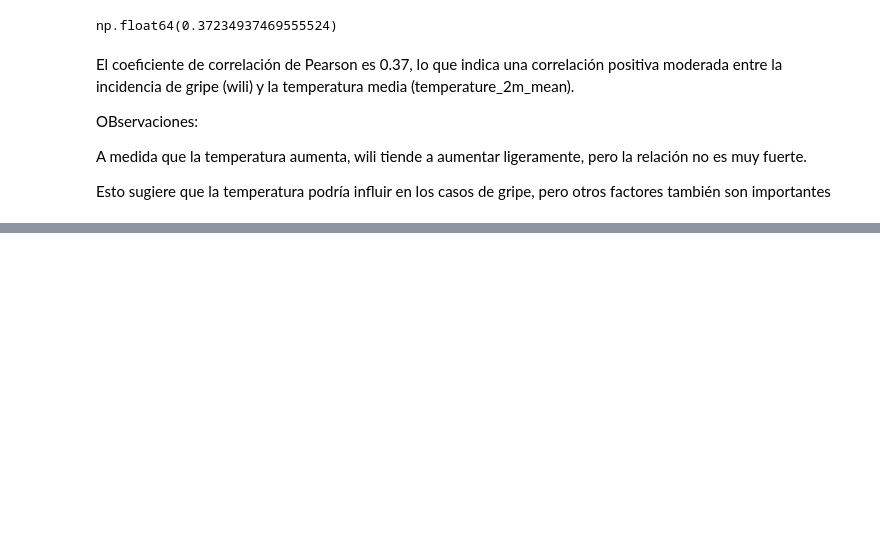
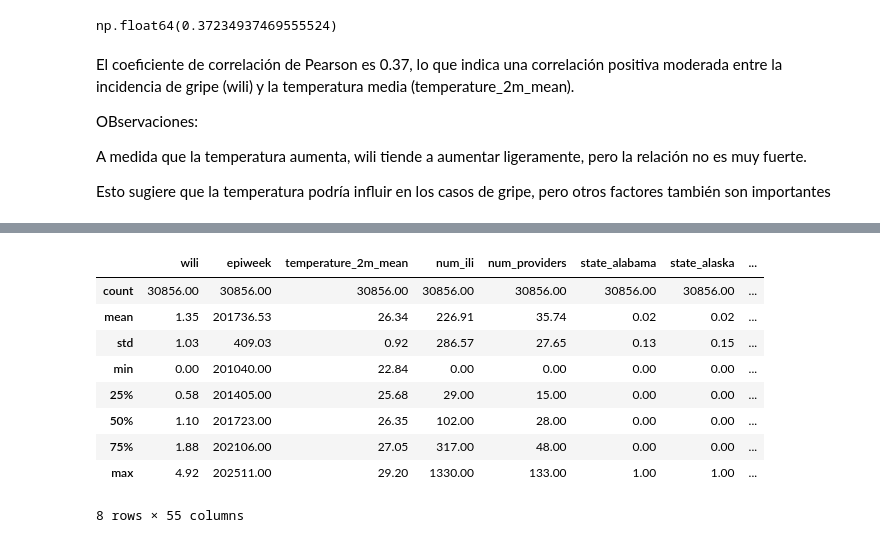
Before and after one commit to Laura-Cruz-Gil/Proyecto_Final_Salud, a Jupyter notebook: src/explore.ipynb, the cells around one changed output, grey strips where cells are left out. Drawn from its saved outputs; the diff is of its cells as text; code cells hidden in the pictures; blank space fills up the shorter version.

```diff
--- a/src/explore.ipynb
+++ b/src/explore.ipynb
@@ -415,3 +415,7 @@ OBservaciones:
 A medida que la temperatura aumenta, wili tiende a aumentar ligeramente, pero la relación no es muy fuerte.
 
 Esto sugiere que la temperatura podría influir en los casos de gripe, pero otros factores también son importantes
+# %%
+df = df[["wili", "state", "epiweek", "temperature_2m_mean", "num_ili", "num_providers"]].dropna()
+df = df.reset_index(drop=True)
+print(df.columns)
@@ -417,0 +475,2 @@ Esto sugiere que la temperatura podría influir en los casos de gripe, pero otro
+# %%
+outlier_info = identify_outliers(df)
@@ -417,0 +495,28 @@ Esto sugiere que la temperatura podría influir en los casos de gripe, pero otro
+# %%
+def remove_outliers(df, outlier_info):
+    """ Remove outliers from the DataFrame based on the provided outlier information. """
+
+    for col, info in outlier_info.items():
+        if col == 'smoke' or col.startswith('region_'):
+            continue
+        lower_limit = info['lower_bound']
+        upper_limit = info['upper_bound']
+
+        if lower_limit < 0:
+            df = df[df[col] >= lower_limit]
+        if upper_limit > 0:
+            df = df[df[col] <= upper_limit]
+
+
+    return df
+# %%
+from sklearn.preprocessing import OneHotEncoder
+
+onehot_encoder = OneHotEncoder()
+state_encoded = onehot_encoder.fit_transform(df[['state']]).toarray()
+
+state_df = pd.DataFrame(state_encoded, columns=onehot_encoder.get_feature_names_out(['state']))
+
+df = pd.concat([df.drop('state', axis=1), state_df], axis=1)
+
+df.head()
@@ -417,0 +531,15 @@ Esto sugiere que la temperatura podría influir en los casos de gripe, pero otro
+# %%
+dataframe_without_outliers = remove_outliers(df, outlier_info)
+
+dataframe_without_outliers.describe().round(2)
+# %% [output]
+|  | wili | epiweek | temperature_2m_mean | num_ili | num_providers | state_alabama | state_alaska | ... |
+| count | 30856.00 | 30856.00 | 30856.00 | 30856.00 | 30856.00 | 30856.00 | 30856.00 | ... |
+| mean | 1.35 | 201736.53 | 26.34 | 226.91 | 35.74 | 0.02 | 0.02 | ... |
+| std | 1.03 | 409.03 | 0.92 | 286.57 | 27.65 | 0.13 | 0.15 | ... |
+| min | 0.00 | 201040.00 | 22.84 | 0.00 | 0.00 | 0.00 | 0.00 | ... |
+| 25% | 0.58 | 201405.00 | 25.68 | 29.00 | 15.00 | 0.00 | 0.00 | ... |
+| 50% | 1.10 | 201723.00 | 26.35 | 102.00 | 28.00 | 0.00 | 0.00 | ... |
+| 75% | 1.88 | 202106.00 | 27.05 | 317.00 | 48.00 | 0.00 | 0.00 | ... |
+| max | 4.92 | 202511.00 | 29.20 | 1330.00 | 133.00 | 1.00 | 1.00 | ... |
+8 rows × 55 columns
```
Also changed, not shown: parts of 13 cells of this notebook.
